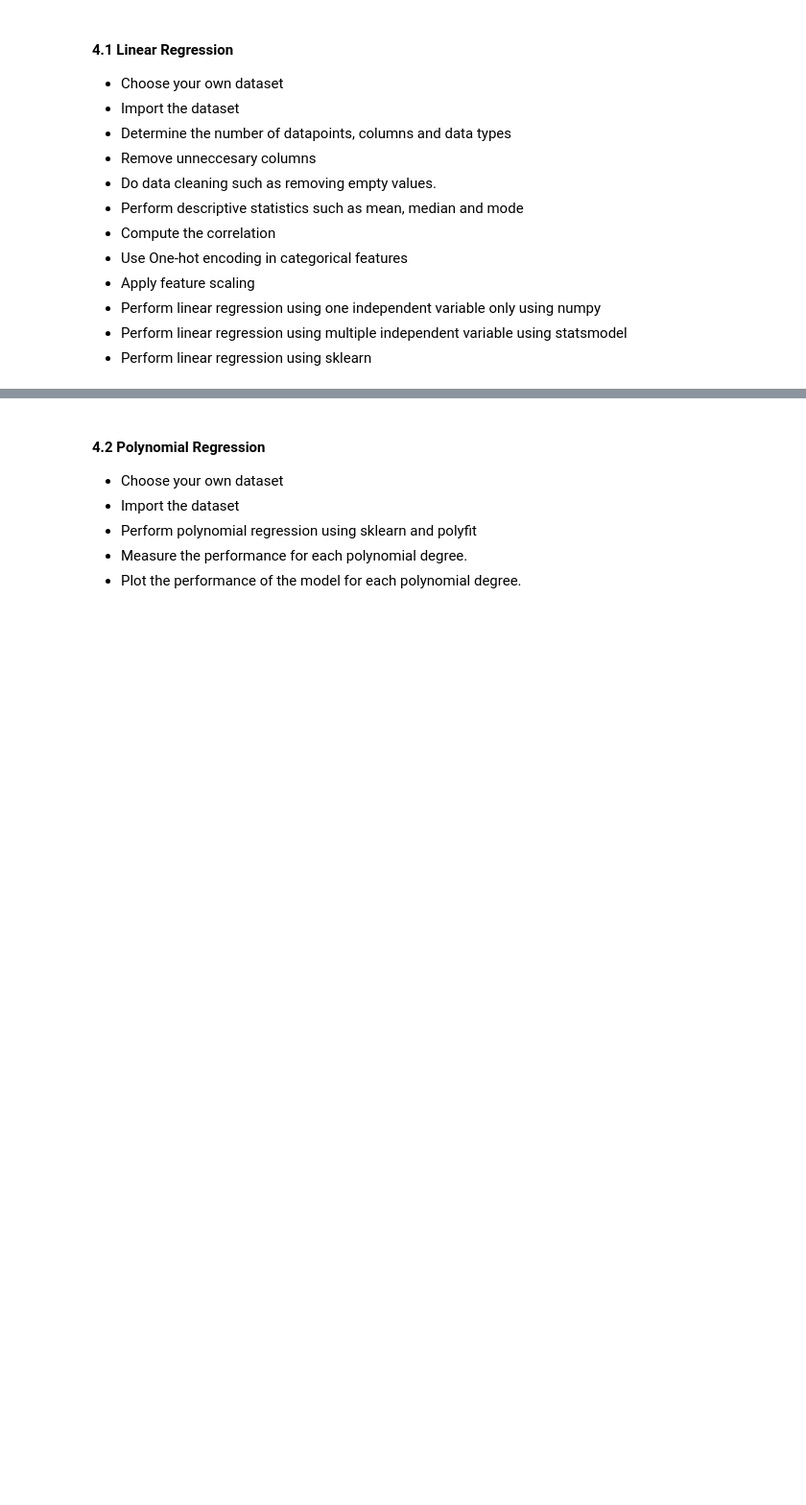
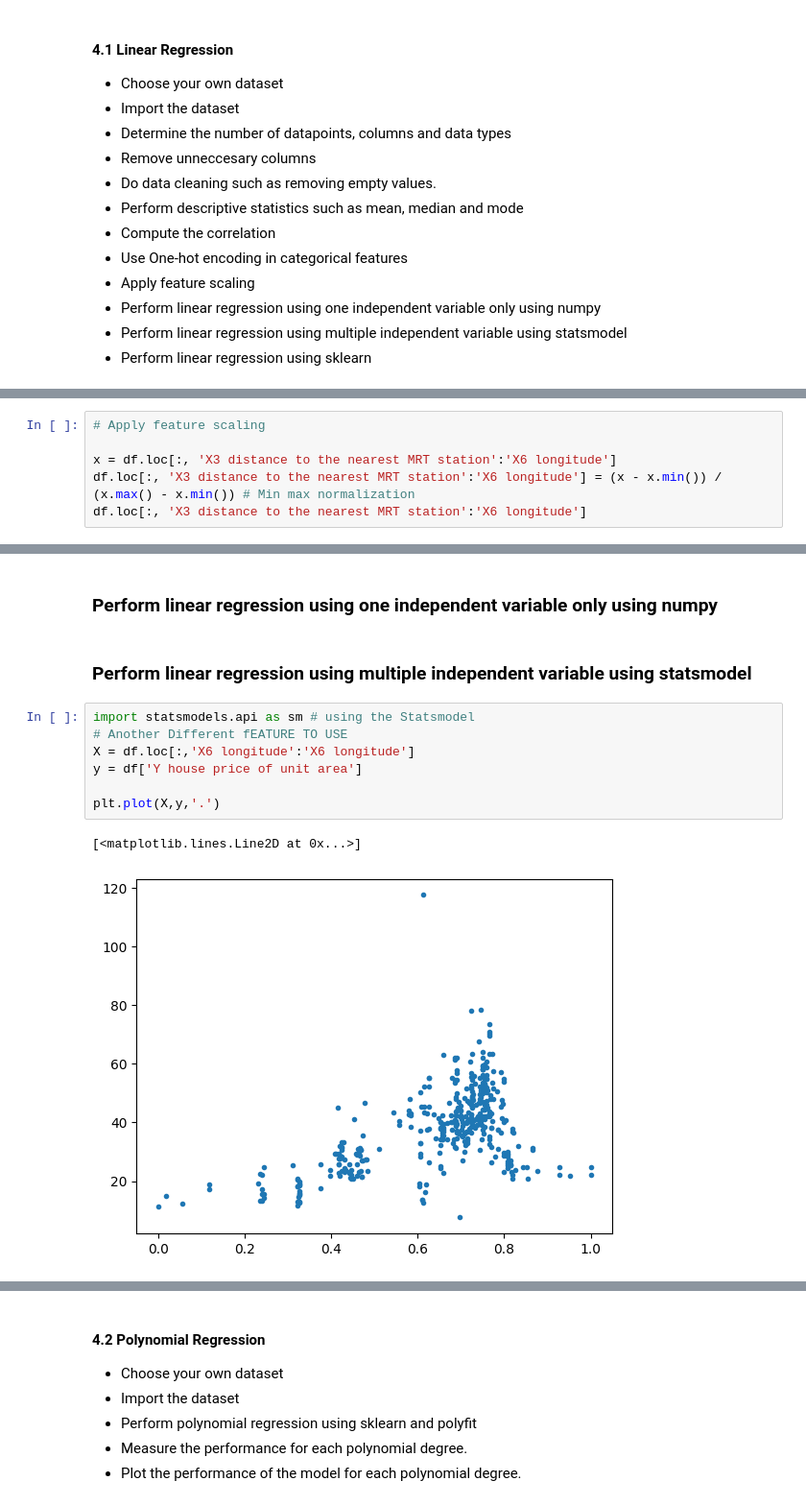
Before and after one commit to DaBloat/learn_Python, a Jupyter notebook: School_Activities/Introduction_in_Machine_Learning/Prelims/HA02/Activity_2_Training_Linear_Models.ipynb, the cells around one changed output, grey strips where cells are left out. Shown at 96% size. Saved outputs shown, nothing was run; the diff lists cells and outputs as text; blank space fills up the shorter version.

```diff
--- a/School_Activities/Introduction_in_Machine_Learning/Prelims/HA02/Activity_2_Training_Linear_Models.ipynb
+++ b/School_Activities/Introduction_in_Machine_Learning/Prelims/HA02/Activity_2_Training_Linear_Models.ipynb
@@ -1226,0 +1298,6 @@ Given the code above as an example, how many classes can the Softmax Regression
+# %%
+# Apply feature scaling
+
+x = df.loc[:, 'X3 distance to the nearest MRT station':'X6 longitude']
+df.loc[:, 'X3 distance to the nearest MRT station':'X6 longitude'] = (x - x.min()) / (x.max() - x.min()) # Min max normalization
+df.loc[:, 'X3 distance to the nearest MRT station':'X6 longitude']
@@ -1226,0 +1318,14 @@ Given the code above as an example, how many classes can the Softmax Regression
+# %% [markdown]
+### Perform linear regression using one independent variable only using numpy
+# %% [markdown]
+### Perform linear regression using multiple independent variable using statsmodel
+# %%
+import statsmodels.api as sm # using the Statsmodel
+# Another Different fEATURE TO USE
+X = df.loc[:,'X6 longitude':'X6 longitude']
+y = df['Y house price of unit area']
+
+plt.plot(X,y,'.')
+# %% [output]
+[<matplotlib.lines.Line2D at 0x...>]
+[figure, added]
```
Also changed, not shown: parts of 47 cells of this notebook, 4 other files.
